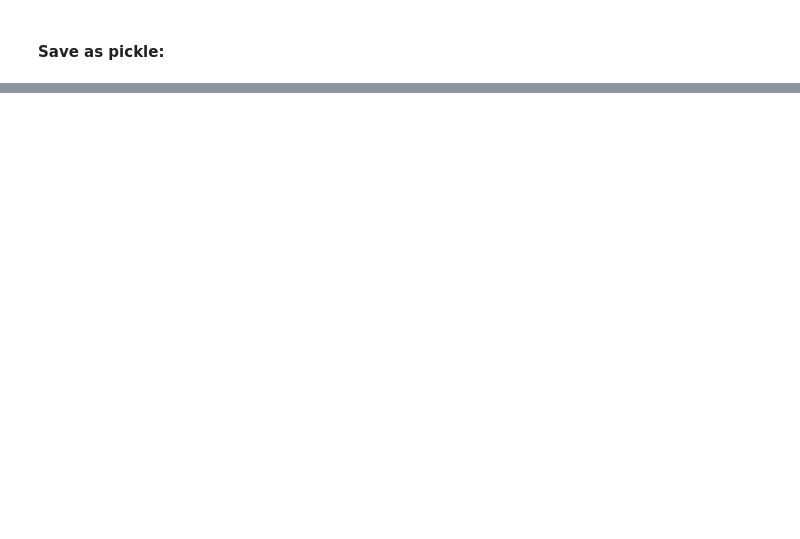
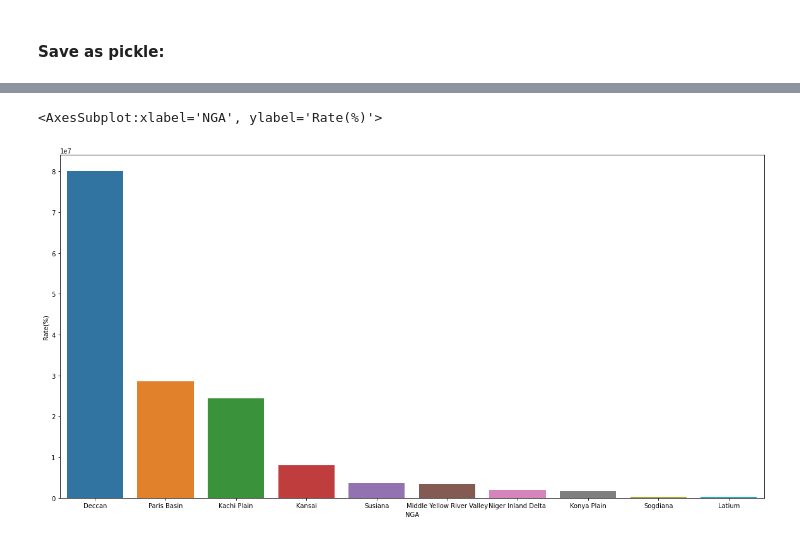
Before and after one commit to vipervit/seshat, a Jupyter notebook: populations.ipynb, the cells around one changed output, grey strips where cells are left out. Drawn from its saved outputs; the diff is of its cells as text; code cells hidden in the pictures; blank space fills up the shorter version.

```diff
--- a/populations.ipynb
+++ b/populations.ipynb
@@ -204,0 +199,8 @@ df_pops.to_pickle('./populations.pkl')
+# %%
+popmax = df_pops.groupby('NGA')['Pop_Min'].max()
+popmin = df_pops.groupby('NGA')['Pop_Min'].min()
+rate = ((popmax / popmin - 1) * 100)
+df_rate = pd.DataFrame({'NGA': df_pops['NGA'].unique(), 'Population Min': popmin.to_list(), 'Population Max': popmax.to_list(), 'Rate(%)': rate.to_list()})
+df_rate.set_index('NGA', inplace=True)
+df_rate.sort_values('Rate(%)', inplace=True, ascending=False)
+df_rate
@@ -204,0 +226,8 @@ df_pops.to_pickle('./populations.pkl')
+# %%
+df_top = df_rate.head(10)
+# %%
+plt.figure(figsize=(20, 10))
+sns.barplot(data=df_top, x=df_top.index, y='Rate(%)')
+# %% [output]
+<AxesSubplot:xlabel='NGA', ylabel='Rate(%)'>
+[figure, added]
```
Also changed, not shown: parts of 11 cells of this notebook.
